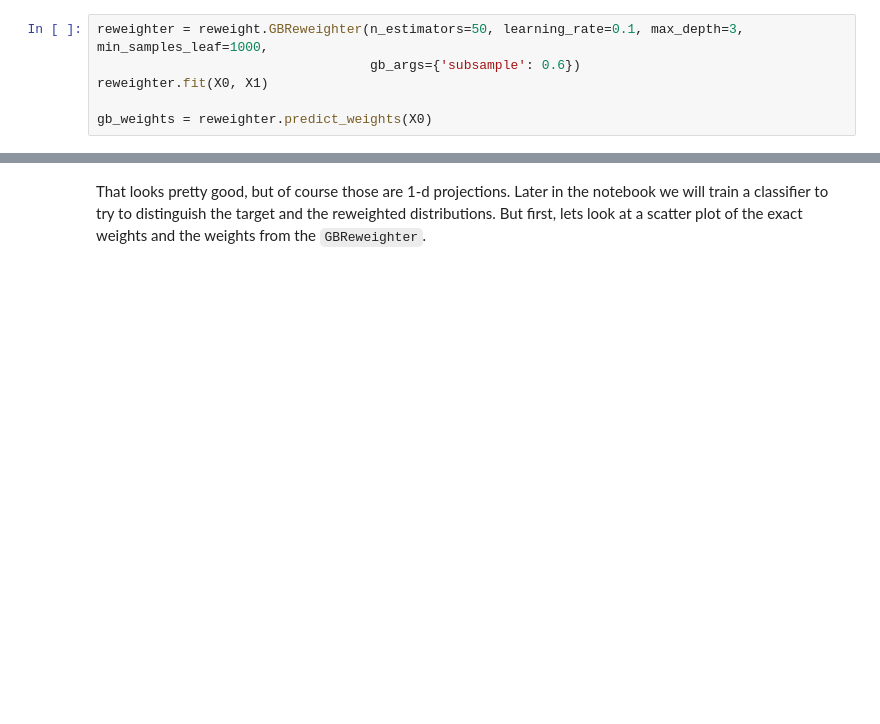
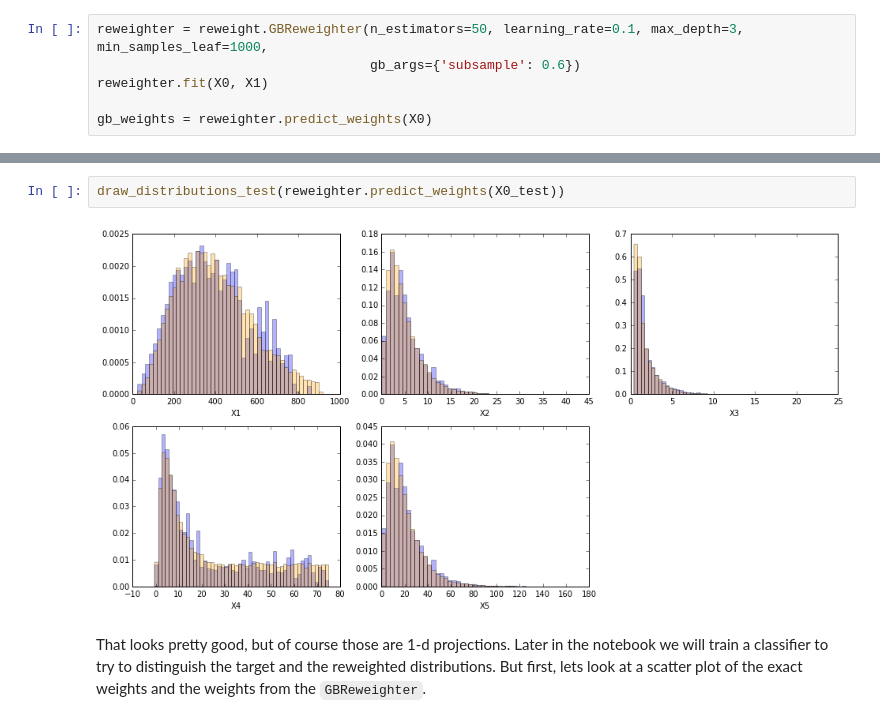
Before and after one commit to cranmer/carl-notebooks, a Jupyter notebook: reweighing-mc-data.ipynb, the cells around one changed output, grey strips where cells are left out. Drawn from its saved outputs; the diff is of its cells as text; blank space fills up the shorter version.

```diff
--- a/reweighing-mc-data.ipynb
+++ b/reweighing-mc-data.ipynb
@@ -171,3 +189,7 @@ plt.savefig("gb_weights_%s_%s_%s.pdf" %(data_to_use,clf_type, calibration_type))
+# %%
+draw_distributions_test(reweighter.predict_weights(X0_test))
+# %% [output]
+[figure, added]
 # %% [markdown]
 That looks pretty good, but of course those are 1-d projections. Later in the notebook we will train a classifier to try to distinguish the target and the reweighted distributions. But first, lets look at a scatter plot of the exact weights and the weights from the `GBReweighter`.
 # %% [markdown]
```
Also changed, not shown: parts of 16 cells of this notebook, 9 other files.
